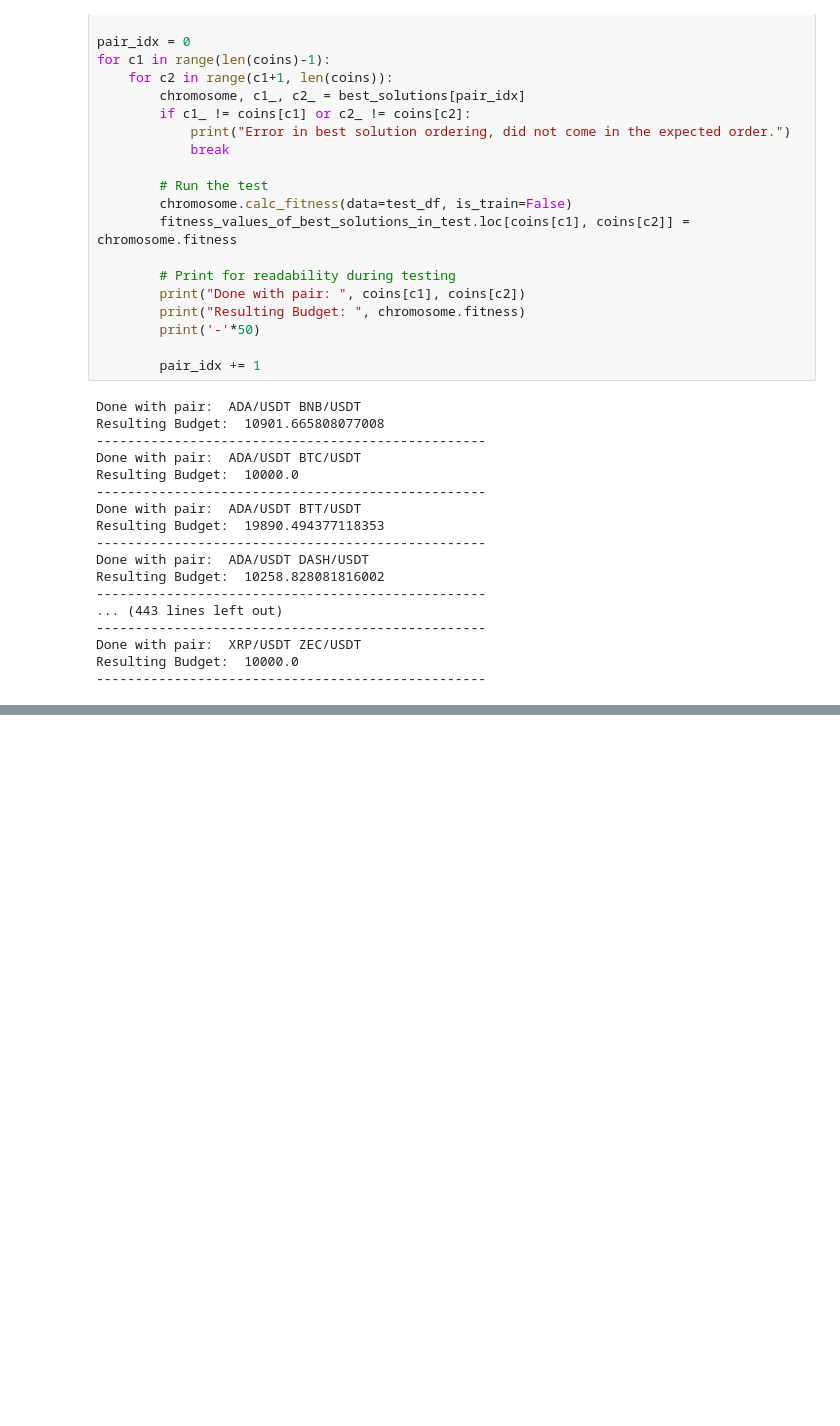
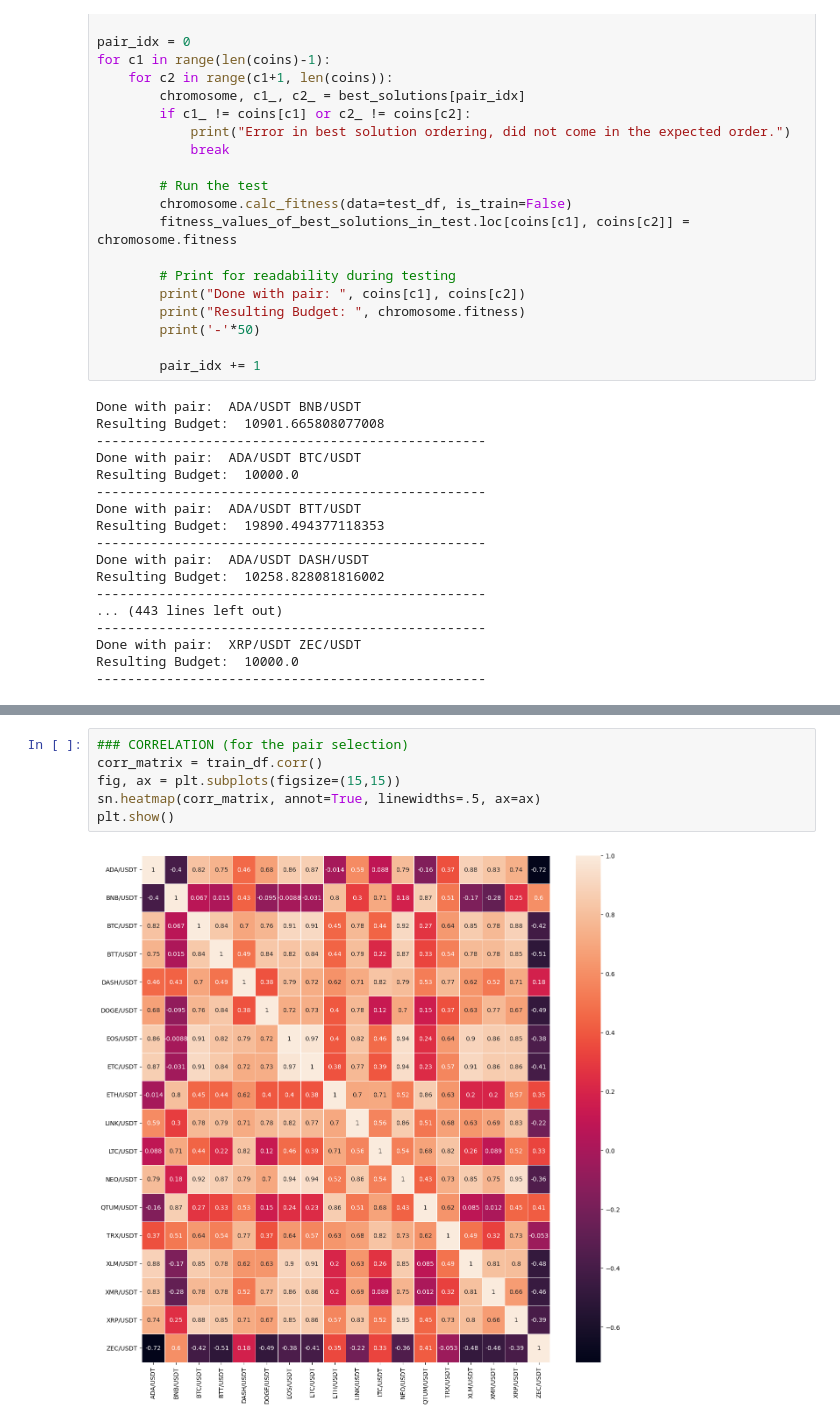
Before and after one commit to cansakiroglu/PairsTrading-YAP490, a Jupyter notebook: BuySell.ipynb, the cells around one changed output, grey strips where cells are left out. Cells and saved outputs as stored; diff of their text form; blank space fills up the shorter version.

```diff
--- a/BuySell.ipynb
+++ b/BuySell.ipynb
@@ -404,0 +412,8 @@ Resulting Budget:  10000.0
+# %%
+### CORRELATION (for the pair selection)
+corr_matrix = train_df.corr()
+fig, ax = plt.subplots(figsize=(15,15))
+sn.heatmap(corr_matrix, annot=True, linewidths=.5, ax=ax)
+plt.show()
+# %% [output]
+[figure, added]
```
Also changed, not shown: parts of 13 cells of this notebook.
